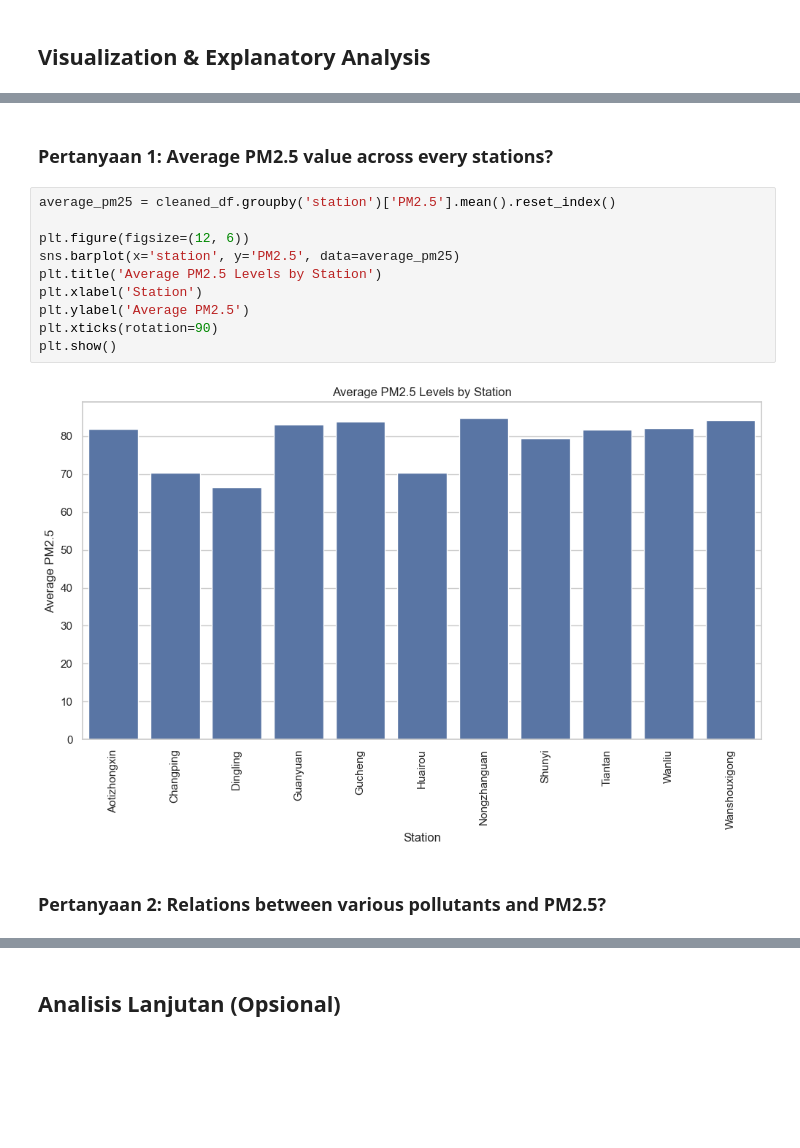
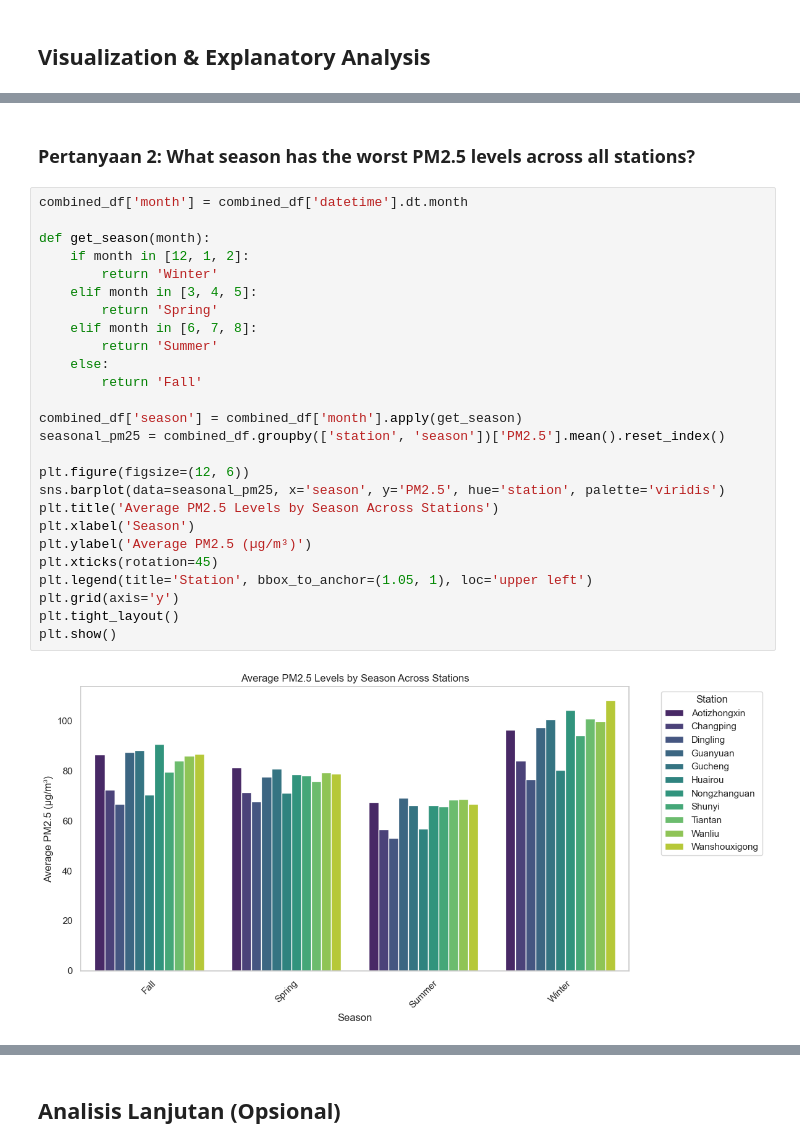
Before and after one commit to danaffani/AirQualityStreamlit, a Jupyter notebook: notebook.ipynb, the cells around one changed output, grey strips where cells are left out. Cells and saved outputs as stored; diff of their text form; blank space fills up the shorter version.

```diff
--- a/notebook.ipynb
+++ b/notebook.ipynb
@@ -172,16 +209,30 @@ std     10027.798178       1.162902       3.447311       8.802661
 # %% [markdown]
-### Pertanyaan 1: Average PM2.5 value across every stations?
+### Pertanyaan 2: What season has the worst PM2.5 levels across all stations?
 # %%
-average_pm25 = cleaned_df.groupby('station')['PM2.5'].mean().reset_index()
+combined_df['month'] = combined_df['datetime'].dt.month
+
+def get_season(month):
+    if month in [12, 1, 2]:
+        return 'Winter'
+    elif month in [3, 4, 5]:
+        return 'Spring'
+    elif month in [6, 7, 8]:
+        return 'Summer'
+    else:
+        return 'Fall'
+
+combined_df['season'] = combined_df['month'].apply(get_season)
+seasonal_pm25 = combined_df.groupby(['station', 'season'])['PM2.5'].mean().reset_index()
 
 plt.figure(figsize=(12, 6))
-sns.barplot(x='station', y='PM2.5', data=average_pm25)
-plt.title('Average PM2.5 Levels by Station')
-plt.xlabel('Station')
-plt.ylabel('Average PM2.5')
-plt.xticks(rotation=90)
+sns.barplot(data=seasonal_pm25, x='season', y='PM2.5', hue='station', palette='viridis')
+plt.title('Average PM2.5 Levels by Season Across Stations')
+plt.xlabel('Season')
+plt.ylabel('Average PM2.5 (µg/m³)')
+plt.xticks(rotation=45)
+plt.legend(title='Station', bbox_to_anchor=(1.05, 1), loc='upper left')
+plt.grid(axis='y')
+plt.tight_layout()
 plt.show()
 # %% [output]
-[figure, old version]
+[figure, new version]
-# %% [markdown]
-### Pertanyaan 2: Relations between various pollutants and PM2.5?
```
Also changed, not shown: parts of 9 cells of this notebook, 1 other file.
